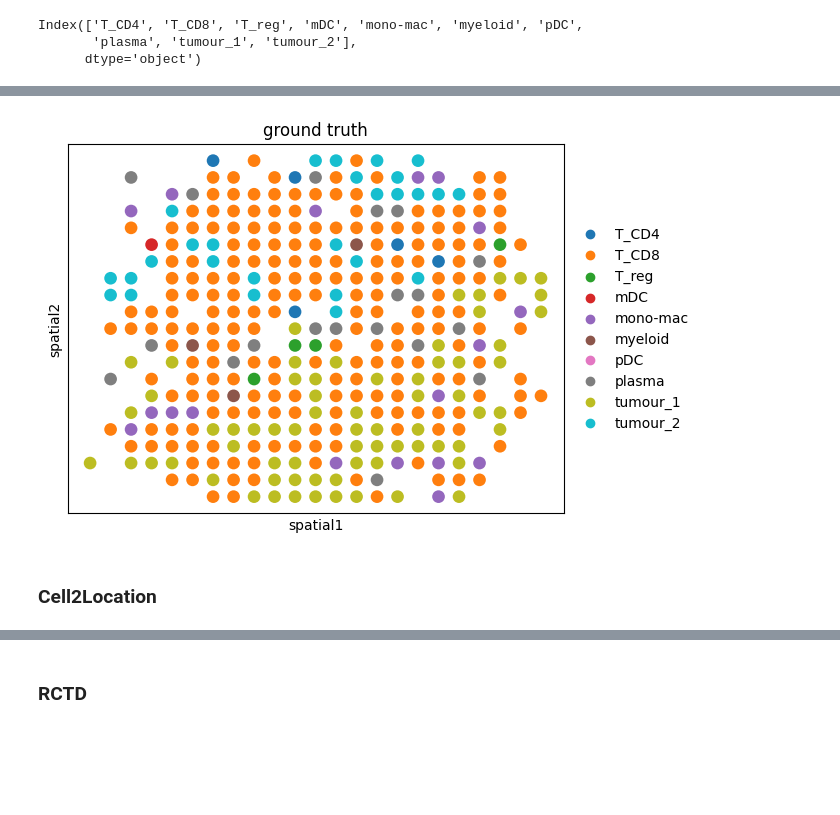
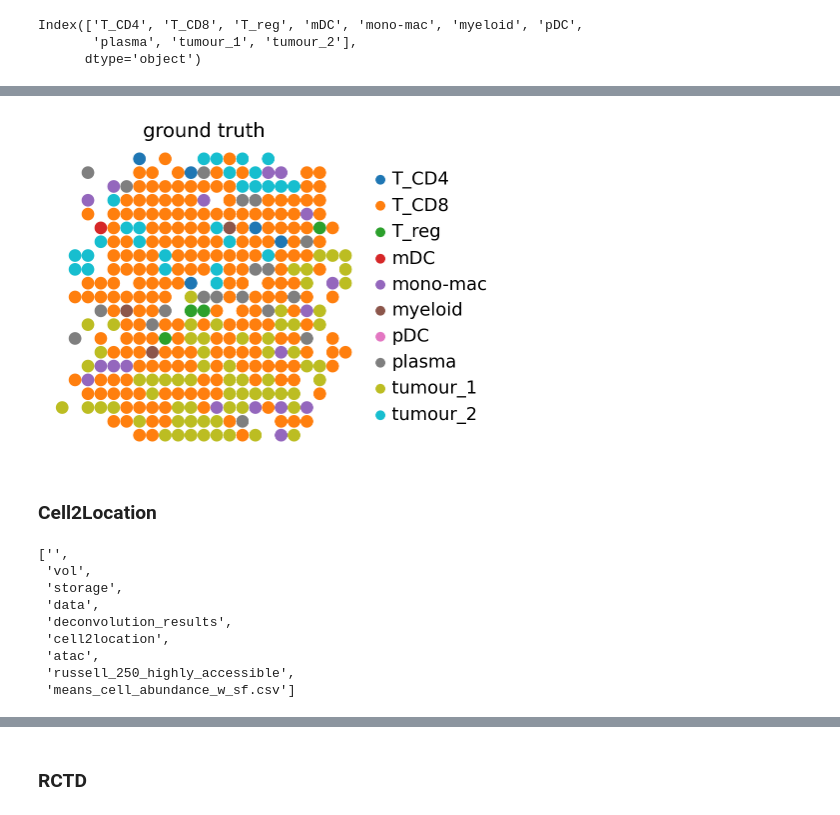
Before and after one commit to theislab/deconvATAC, a Jupyter notebook: notebooks/results/russell.ipynb, the cells around one changed output, grey strips where cells are left out. Drawn from its saved outputs; the diff is of its cells as text; code cells hidden in the pictures; blank space fills up the shorter version.

Commit message:
fix colors

```diff
--- a/notebooks/results/russell.ipynb
+++ b/notebooks/results/russell.ipynb
@@ -103,7 +99,6 @@ Index(['T_CD4', 'T_CD8', 'T_reg', 'mDC', 'mono-mac', 'myeloid', 'pDC',
 russell.mod["atac"].obs['ground truth'] = pd.Categorical(russell.mod["atac"].obs['ground truth'], categories=russell_sc.mod["atac"].obs.cell_type.cat.categories)
 # %%
-russell.mod["atac"].uns["cell_type_colors"] = russell_sc.mod["atac"].uns["cell_type_colors"].copy()
+russell.mod["atac"].uns["ground truth_colors"] = russell_sc.mod["atac"].uns["cell_type_colors"].copy()
 # %%
-
-sc.pl.embedding(russell.mod["atac"], basis = "spatial", color = "ground truth")
+sc.pl.embedding(russell.mod["atac"], basis = "spatial", color = "ground truth", save="gt")
 # %% [output]
@@ -110,4 +106,4 @@ sc.pl.embedding(russell.mod["atac"], basis = "spatial", color = "ground truth")
-[figure, old version]
+[figure, new version]
 # %% [markdown]
 ### Cell2Location
 # %%
@@ -115,6 +111,18 @@ russell_atac_ha = "/vol/storage/data/deconvolution_results/cell2location/atac/ru
 russell_atac_hv = "/vol/storage/data/deconvolution_results/cell2location/atac/russell_250_highly_variable/means_cell_abundance_w_sf.csv"
 russell_rna = "/vol/storage/data/deconvolution_results/cell2location/rna/russell_250_highly_variable/means_cell_abundance_w_sf.csv"
 results = [russell_atac_ha, russell_rna, russell_atac_hv]
+# %%
+russell_atac_ha.split("/")#[-2]
+# %% [output]
+['',
+ 'vol',
+ 'storage',
+ 'data',
+ 'deconvolution_results',
+ 'cell2location',
+ 'atac',
+ 'russell_250_highly_accessible',
+ 'means_cell_abundance_w_sf.csv']
 # %%
 for result in results:
     dt = pd.read_csv(result, index_col=0)
```
Also changed, not shown: parts of 7 cells of this notebook.
